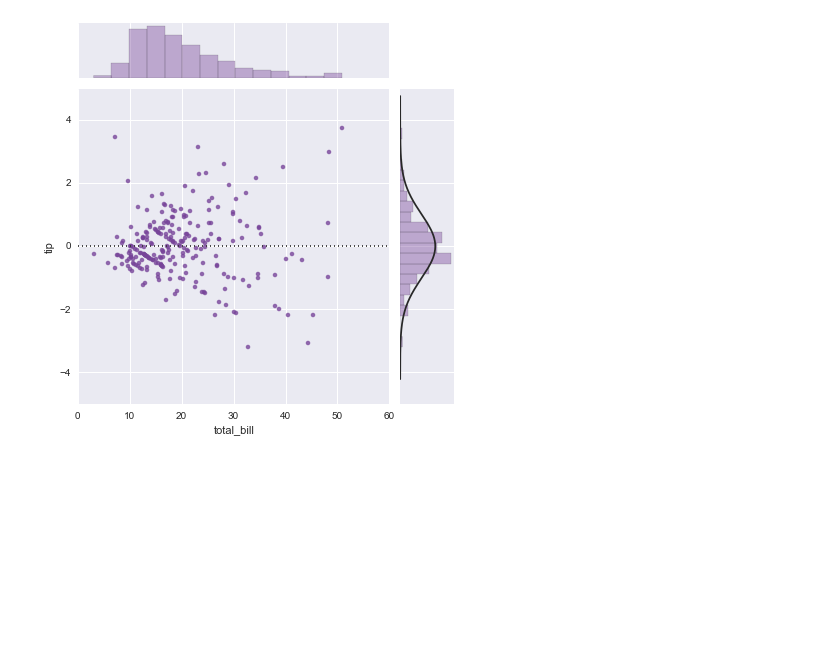
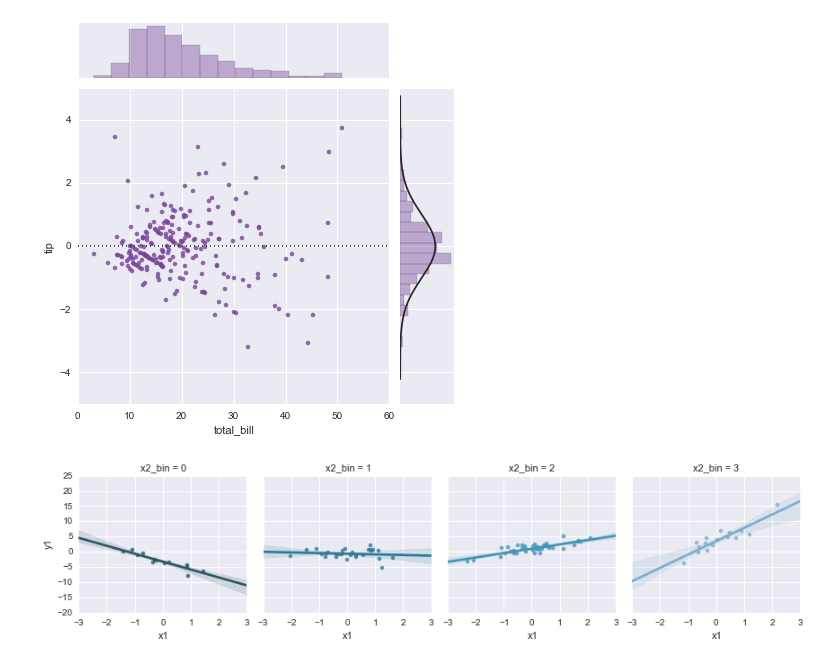
Before and after one commit to tarmstro/mvbop, a Jupyter notebook: seaborn_tutorial.ipynb, the cells around one changed output. Drawn from its saved outputs; the diff is of its cells as text; code cells hidden in the pictures; blank space fills up the shorter version.

```diff
--- a/seaborn_tutorial.ipynb
+++ b/seaborn_tutorial.ipynb
@@ -397,3 +397,18 @@ sns.jointplot("total_bill", "tip", tips, kind="reg", color="seagreen");
 sns.jointplot("total_bill", "tip", tips, kind="resid", color="#774499");
 # %% [output]
 [figure]
+# %%
+rs = np.random.RandomState(1)
+x1, x2 = rs.normal(size=(2, 100))
+y1 = .5 * x1 + 2 * x2 + 2 * x1 * x2 + rs.normal(size=100)
+y2 = x1 + x2 + rs.normal(size=100)
+p = 1 / (1 + np.exp(-y1))
+y_flip = [rs.binomial(1, p_i) for p_i in p]
+df = pd.DataFrame(dict(x1=x1, x2=x2, y1=y1, y2=y2, y_flip=y_flip))
+# %%
+bins = np.array([-1, 0, 1])
+binned = np.digitize(x2, bins)
+df["x2_bin"] = binned
+sns.lmplot("x1", "y1", df, col="x2_bin", hue="x2_bin", palette="PuBuGn_d", size=3);
+# %% [output]
+[figure, added]
```
Also changed, not shown: parts of 1 cell of this notebook.
